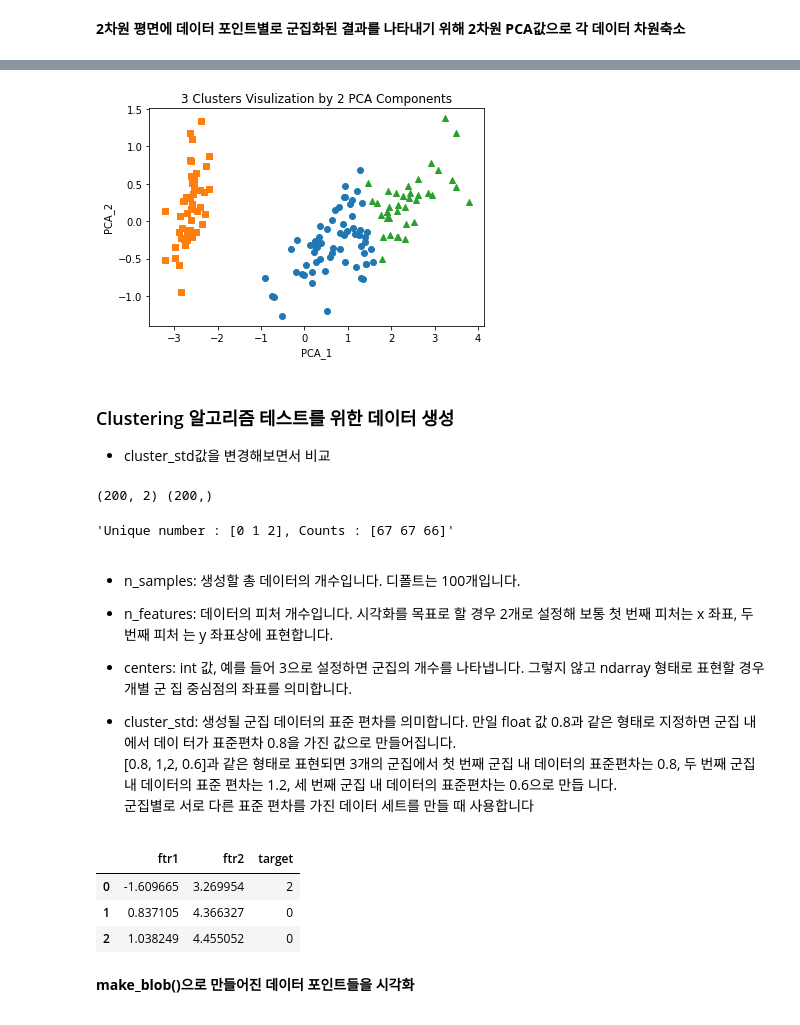
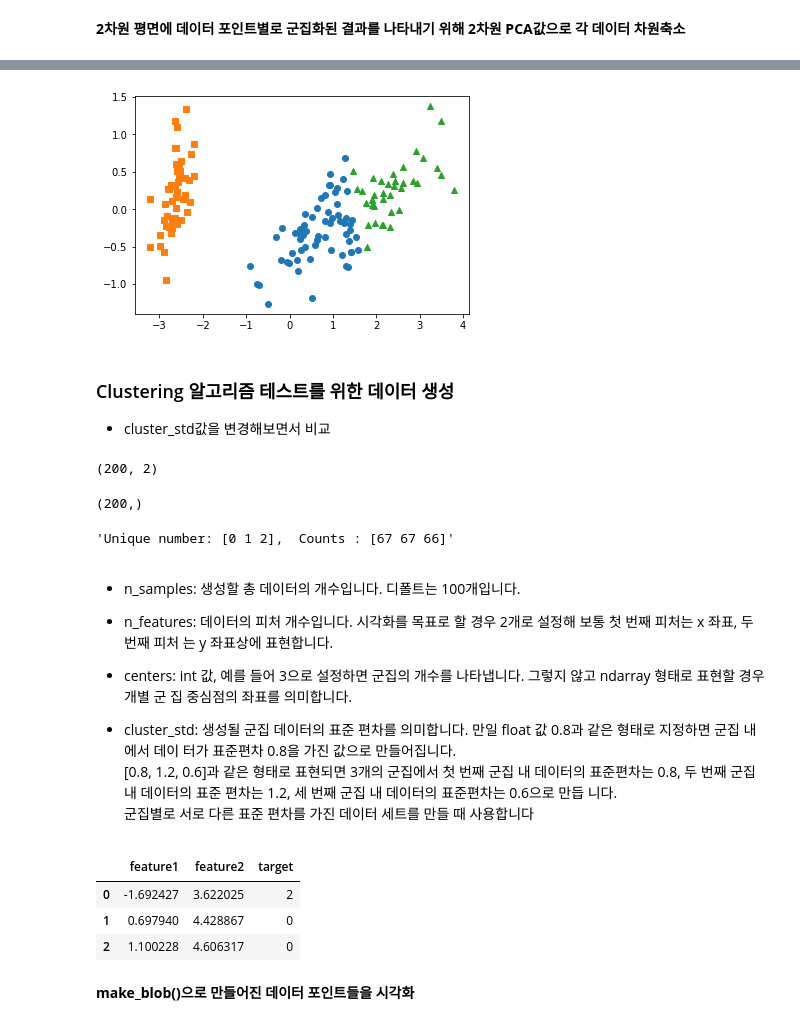
Before and after one commit to SANGSEOSEO/philosophy_datascience, a Jupyter notebook: 01.ML/03.Scikit-Learn/Clustering/KMeans.ipynb, the cells around one changed output, grey strips where cells are left out. Drawn from its saved outputs; the diff is of its cells as text; code cells hidden in the pictures.

Commit message:
Clustering, KMeans, Centroid

```diff
--- a/01.ML/03.Scikit-Learn/Clustering/KMeans.ipynb
+++ b/01.ML/03.Scikit-Learn/Clustering/KMeans.ipynb
@@ -74,14 +77,16 @@ Name: sepal length, dtype: int64
 # %% [markdown]
 **2차원 평면에 데이터 포인트별로 군집화된 결과를 나타내기 위해 2차원 PCA값으로 각 데이터 차원축소**
 # %%
-#보통 군집화의 시각화를 위해서는 차원축소후 시각화
+# 보통 군집화의 시각화를 위해서는 차원축소 후 시각화
 from sklearn.decomposition import PCA
 
 pca = PCA(n_components=2)
 pca_transformed = pca.fit_transform(iris.data)
-#display(pca_transformed, pca_transformed.shape)
-
-irisDF["pca_x"] = pca_transformed[:, 0]
-irisDF["pca_y"] = pca_transformed[:, 1]
-irisDF.head(3)
+#display(pca_transformed[0, :], pca_transformed)
+display(irisDF.head(3))
+irisDF["pca_X"] = pca_transformed[:, 0]
+irisDF["pca_Y"] = pca_transformed[:, 1]
+# cluster별로 색깔 구분, c옵션은 색깔 옵션
+plt.scatter(x=irisDF.loc[:, "pca_X"], y=irisDF.loc[:, "pca_Y"], c = irisDF["cluster"])
+plt.show()
 # %% [output]
@@ -97,20 +98,15 @@ plt.show()
 # %%
-# cluster 값이 0, 1, 2 인 경우마다 별도의 Index로 추출
-marker0_ind = irisDF[irisDF["cluster"]==0].index
-marker1_ind = irisDF[irisDF["cluster"]==1].index
-marker2_ind = irisDF[irisDF["cluster"]==2].index
+# 군집값이 0, 1, 2의 인덱스를 찾아서 해당 위치로 피처의 위치를 loc()로 찾음
+marker0_idx = irisDF[irisDF["cluster"]==0].index
+marker1_idx = irisDF[irisDF["cluster"]==1].index
+marker2_idx = irisDF[irisDF["cluster"]==2].index
 
-# cluster값 0, 1, 2에 해당하는 Index로 각 cluster 레벨의 pca_x, pca_y 값 추출. o, s, ^ 로 marker 표시
-plt.scatter(x=irisDF.loc[marker0_ind, "pca_x"], y=irisDF.loc[marker0_ind, "pca_y"], marker='o')
-plt.scatter(x=irisDF.loc[marker1_ind, "pca_x"], y=irisDF.loc[marker1_ind, "pca_y"], marker='s')
-plt.scatter(x=irisDF.loc[marker2_ind, "pca_x"], y=irisDF.loc[marker2_ind, "pca_y"], marker='^')
-
-plt.xlabel("PCA_1")
-plt.ylabel("PCA_2")
-plt.title("3 Clusters Visulization by 2 PCA Components")
+plt.scatter(x=irisDF.loc[marker0_idx, "pca_X"], y= irisDF.loc[marker0_idx, "pca_Y"], marker='o')
+plt.scatter(x=irisDF.loc[marker1_idx, "pca_X"], y= irisDF.loc[marker1_idx, "pca_Y"], marker='s')
+plt.scatter(x=irisDF.loc[marker2_idx, "pca_X"], y= irisDF.loc[marker2_idx, "pca_Y"], marker='^')
 plt.show()
 # %% [output]
-[figure, old version]
+[figure, new version]
 # %% [markdown]
 ### Clustering 알고리즘 테스트를 위한 데이터 생성
 * cluster_std값을 변경해보면서 비교
@@ -117,20 +119,15 @@ plt.show()
 # %%
-import numpy as np
-import matplotlib.pyplot as plt
-from sklearn.cluster import KMeans
-from sklearn.datasets import make_blobs
-%matplotlib inline
+X, y = make_blobs(n_samples=200, n_features = 2, centers = 3, cluster_std=0.8, random_state=0)
+display(X.shape, y.shape)
 
-X, y = make_blobs(n_samples=200, n_features = 2, centers=3, cluster_std=0.4, random_state=0)
-print(X.shape, y.shape)
-
-# y타겟값의 분포 확인
+#타겟값의 분포도 확인
+# return_count=True옵션은 unique, counts를 튜플로 리턴하도록 함
 unique, counts = np.unique(y, return_counts=True)
-
-display(f"Unique number : {unique}, Counts : {counts}")
+display(f"Unique number: {unique},  Counts : {counts}")
 # %% [output]
-(200, 2) (200,)
+(200, 2)
-'Unique number : [0 1 2], Counts : [67 67 66]'
+(200,)
+'Unique number: [0 1 2],  Counts : [67 67 66]'
 # %% [markdown]
 * n_samples: 생성할 총 데이터의 개수입니다. 디폴트는 100개입니다.
 
@@ -145,20 +142,21 @@ display(f"Unique number : {unique}, Counts : {counts}")
 
 * cluster_std: 생성될 군집 데이터의 표준 편차를 의미합니다. 만일 float 값 0.8과 같은 형태로 지정하면 군집 내에서 데이
 터가 표준편차 0.8을 가진 값으로 만들어집니다.
-[0.8, 1,2, 0.6]과 같은 형태로 표현되면 3개의 군집에서 첫 번째 군집 내
+[0.8, 1.2, 0.6]과 같은 형태로 표현되면 3개의 군집에서 첫 번째 군집 내
 데이터의 표준편차는 0.8, 두 번째 군집 내 데이터의 표준 편차는 1.2, 세 번째 군집 내 데이터의 표준편차는 0.6으로 만듭
 니다.
 군집별로 서로 다른 표준 편차를 가진 데이터 세트를 만들 때 사용합니다
 # %%
 import pandas as pd
-clusterDF = pd.DataFrame(data=X, columns=["ftr1", "ftr2"])
-clusterDF['target'] = y
+
+clusterDF = pd.DataFrame(data=X, columns=["feature1", "feature2"])
+clusterDF["target"] = y  # 할당된 Centroid(중심점)을 의미
 clusterDF.head(3)
 # %% [output]
-|  | ftr1 | ftr2 | target |
-| 0 | -1.609665 | 3.269954 | 2 |
-| 1 | 0.837105 | 4.366327 | 0 |
-| 2 | 1.038249 | 4.455052 | 0 |
+|  | feature1 | feature2 | target |
+| 0 | -1.692427 | 3.622025 | 2 |
+| 1 | 0.697940 | 4.428867 | 0 |
+| 2 | 1.100228 | 4.606317 | 0 |
 # %% [markdown]
 **make_blob()으로 만들어진 데이터 포인트들을 시각화**
 # %%
```
Also changed, not shown: parts of 12 cells of this notebook.
